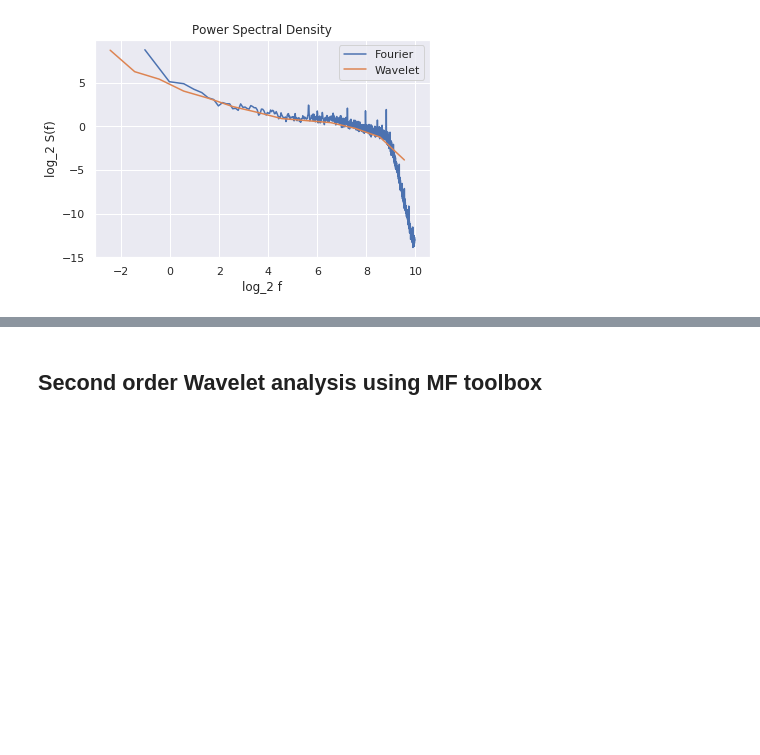
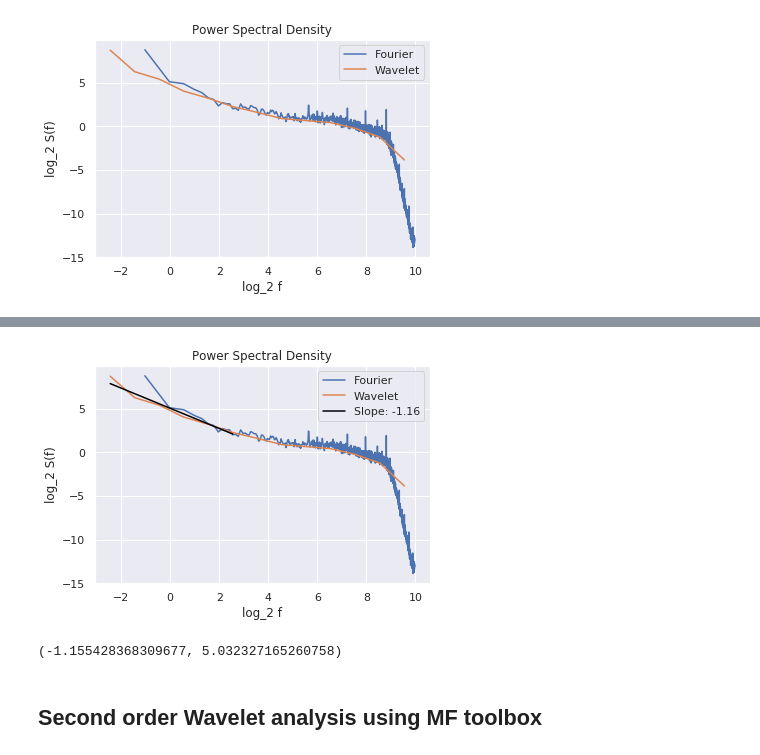
Before and after one commit to neurospin/pymultifracs, a Jupyter notebook: examples/Maquette.ipynb, the cells around one changed output, grey strips where cells are left out. Saved outputs shown, nothing was run; the diff lists cells and outputs as text; code cells hidden in the pictures; blank space fills up the shorter version.

```diff
--- a/examples/Maquette.ipynb
+++ b/examples/Maquette.ipynb
@@ -123,0 +138,2 @@ plot_psd(data, fs, segment_size=window_size)
+# %%
+S = sig.Signal(data, fs)
@@ -124,3 +144,11 @@ plot_psd(data, fs, segment_size=window_size)
+# %%
+S.plot_fractal()
+# %% [output]
+[figure, added]
+# %%
+S.fractal_analysis()
+# %% [output]
+(-1.155428368309677, 5.032327165260758)
 # %% [markdown]
 ## Second order Wavelet analysis using MF toolbox
 # %%
```
Also changed, not shown: parts of 10 cells of this notebook, 3 other files.
